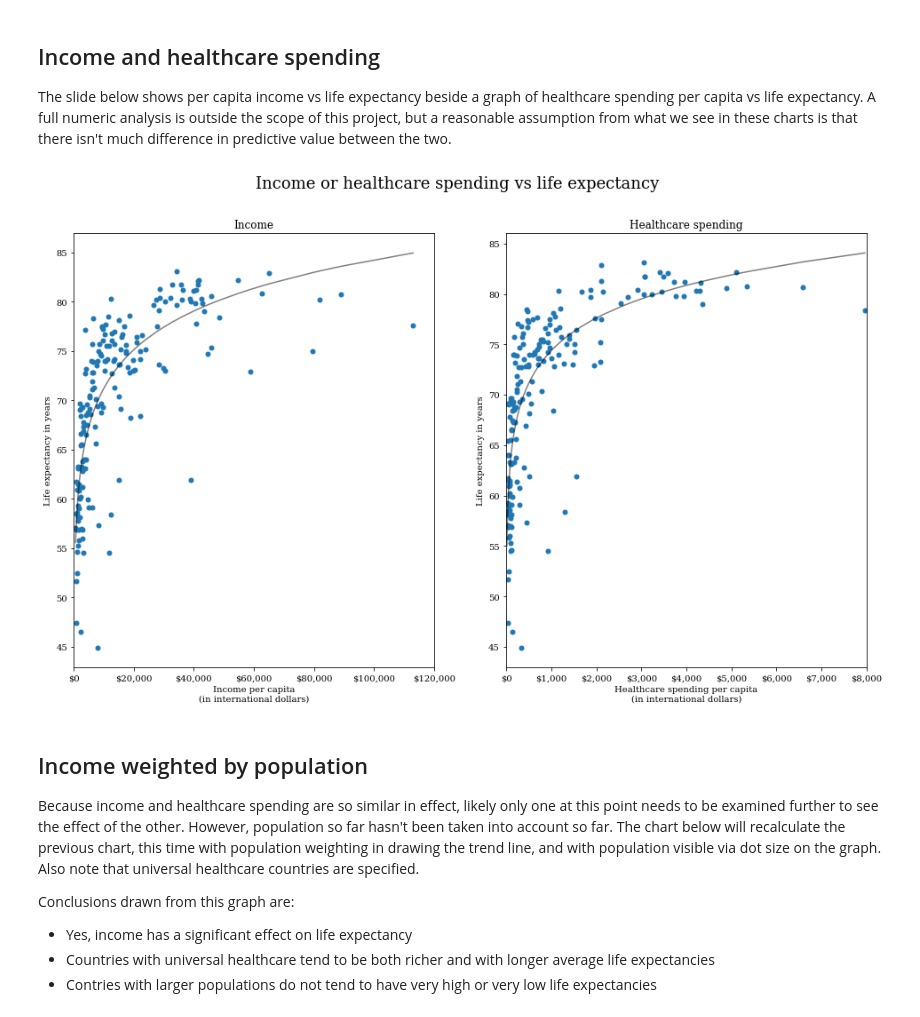
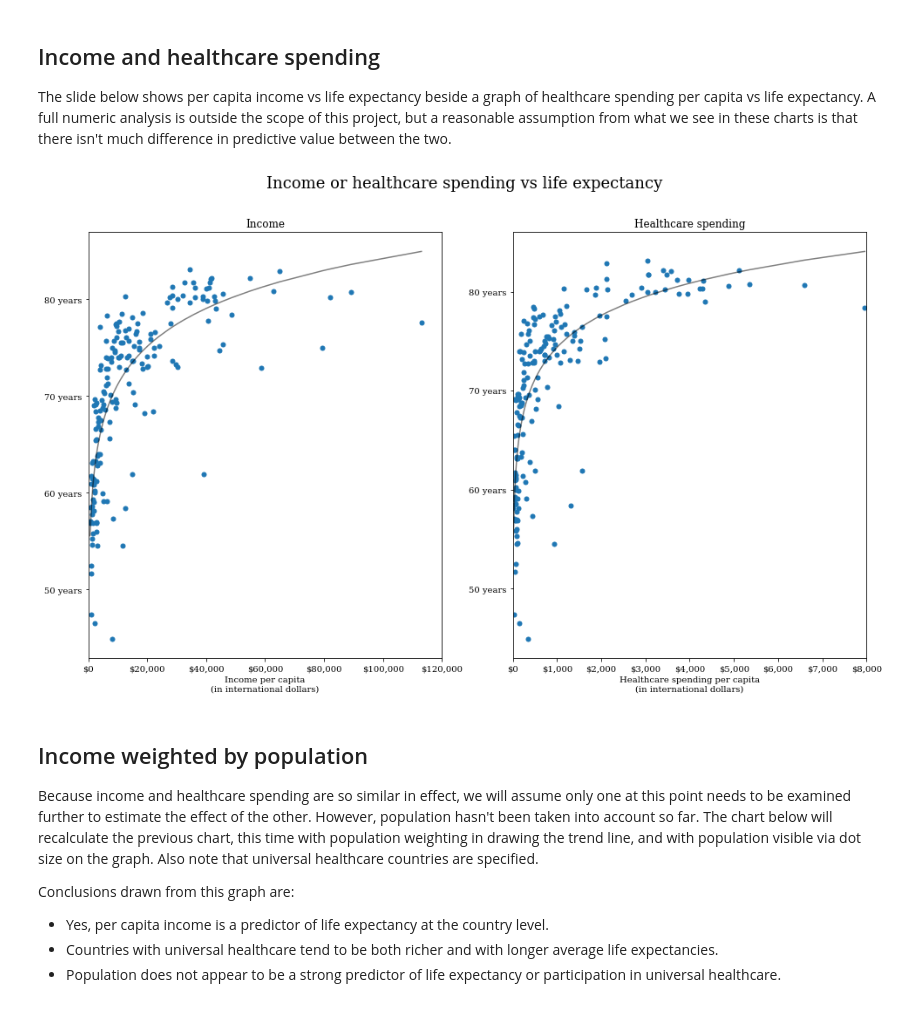
Before and after one commit to mullendavidh/nanodegree-project-5, a Jupyter notebook: slide_deck.ipynb, the cells around one changed output. Cells and saved outputs as stored; diff of their text form; code cells hidden in the pictures.

```diff
--- a/slide_deck.ipynb
+++ b/slide_deck.ipynb
@@ -218,45 +228,53 @@ plt.suptitle("Income or healthcare spending vs life expectancy", y = .98, fontsi
 plt.subplot(1,2,1)
 plt.scatter(x1, y, alpha=1, marker='.', s = 100, color=base_color)
 plt.xlabel('Income per capita\n(in international dollars)')
-plt.ylabel('Life expectancy in years')
+#plt.ylabel('Life expectancy in years')
 plt.title('Income')
 plt.xlim(0, x1.max())
 
 # xticks will only need formatting.
 xtick_locs = np.arange(0, df_no_th_nulls['ic'].max()+10000, 20000)
 xtick_props = ['${:,}'.format(int(v)) for v in xtick_locs]
 plt.xticks(xtick_locs, xtick_props)
 
+ytick_locs = np.arange(20, 90, 10)
+ytick_props = ['{} years'.format(int(v)) for v in ytick_locs]
+plt.yticks(ytick_locs, ytick_props)
+
 # Note: sorting is necessary to keep matplotlib from drawing multiple curves
 mlog, blog = np.polyfit(np.log(x1), y, 1)
 plt.plot(np.sort(x1), mlog*np.log(np.sort(x1)) + blog, color='black', alpha = .5);
 
 plt.subplot(1,2,2)
 plt.scatter(x2, y, alpha=1, marker='.', s = 100, color=base_color)
 plt.xlabel('Healthcare spending per capita\n(in international dollars)')
-plt.ylabel('Life expectancy in years')
+#plt.ylabel('Life expectancy in years')
 plt.title('Healthcare spending')
 plt.xlim(0, x2.max())
 
 # xticks will only need formatting.
 xtick_locs = np.arange(0, df_no_th_nulls['th'].max()+1000, 1000)
 xtick_props = ['${:,}'.format(int(v)) for v in xtick_locs]
 plt.xticks(xtick_locs, xtick_props)
 
+ytick_locs = np.arange(20, 90, 10)
+ytick_props = ['{} years'.format(int(v)) for v in ytick_locs]
+plt.yticks(ytick_locs, ytick_props)
+
 # Note: sorting is necessary to keep matplotlib from drawing multiple curves
 mlog, blog = np.polyfit(np.log(x2), y, 1)
 plt.plot(np.sort(x2), mlog*np.log(np.sort(x2)) + blog, color='black', alpha = .5);
 # %% [output]
-[figure, old version]
+[figure, new version]
 # %% [markdown]
 ## Income weighted by population
 
-Because income and healthcare spending are so similar in effect, likely only one at this point needs to be examined further to see the effect of the other. However, population so far hasn't been taken into account so far. The chart below will recalculate the previous chart, this time with population weighting in drawing the trend line, and with population visible via dot size on the graph. Also note that universal healthcare countries are specified.
+Because income and healthcare spending are so similar in effect, we will assume only one at this point needs to be examined further to estimate the effect of the other. However, population hasn't been taken into account so far. The chart below will recalculate the previous chart, this time with population weighting in drawing the trend line, and with population visible via dot size on the graph. Also note that universal healthcare countries are specified.
 
 Conclusions drawn from this graph are:
-- Yes, income has a significant effect on life expectancy
-- Countries with universal healthcare tend to be both richer and with longer average life expectancies
-- Contries with larger populations do not tend to have very high or very low life expectancies
+- Yes, per capita income is a predictor of life expectancy at the country level.
+- Countries with universal healthcare tend to be both richer and with longer average life expectancies.
+- Population does not appear to be a strong predictor of life expectancy or participation in universal healthcare.
 # %%
 fig = plt.figure(figsize=(16,9))
 
```
Also changed, not shown: parts of 7 cells of this notebook, 4 other files.
